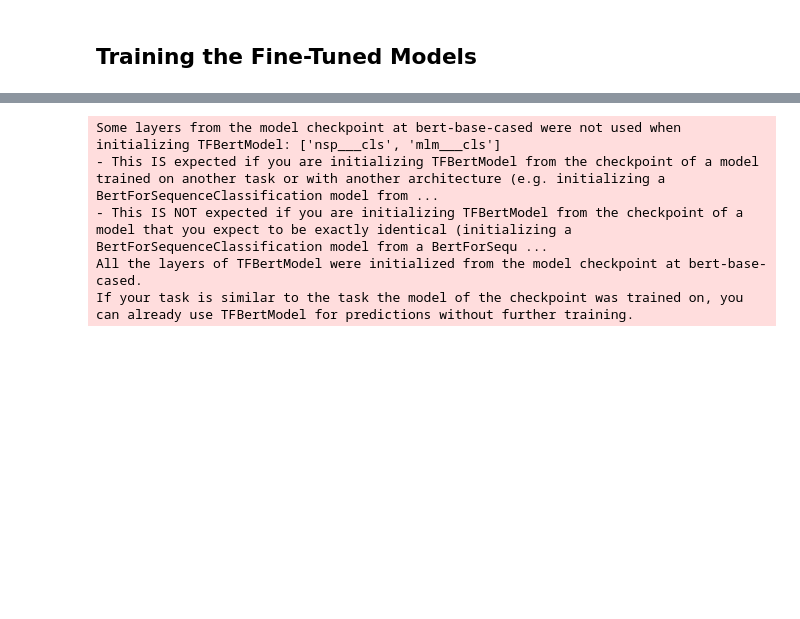
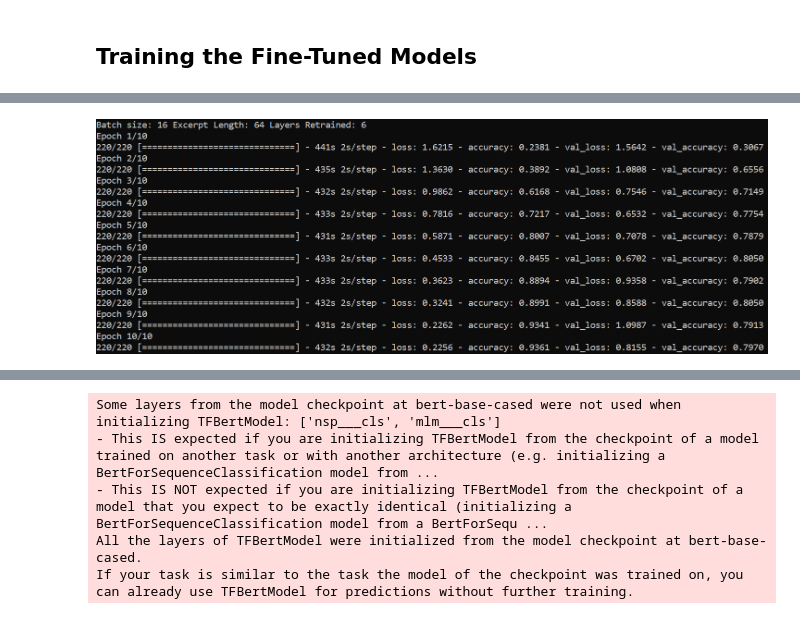
Before and after one commit to vgu734/DATASCI266-Final-Project-Gu, a Jupyter notebook: main.ipynb, the cells around one changed output, grey strips where cells are left out. Saved outputs shown, nothing was run; the diff lists cells and outputs as text; code cells hidden in the pictures; blank space fills up the shorter version.

```diff
--- a/main.ipynb
+++ b/main.ipynb
@@ -119,0 +136,4 @@ Overall, the models were able to learn a significant amount during training with
+# %%
+display(Image(filename='./screenshots/16_64_6.png'))
+# %% [output]
+[figure, added]
```
Also changed, not shown: parts of 26 cells of this notebook, 20 other files.
